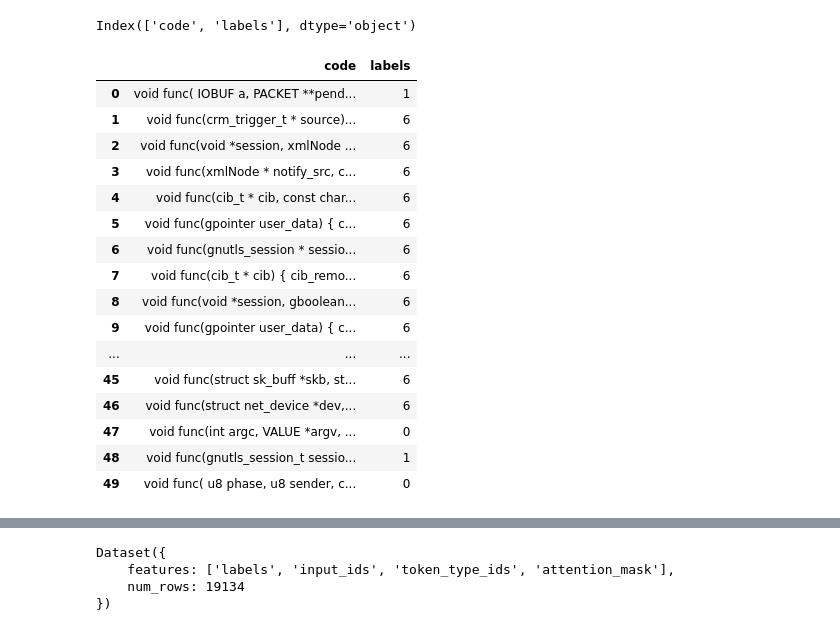
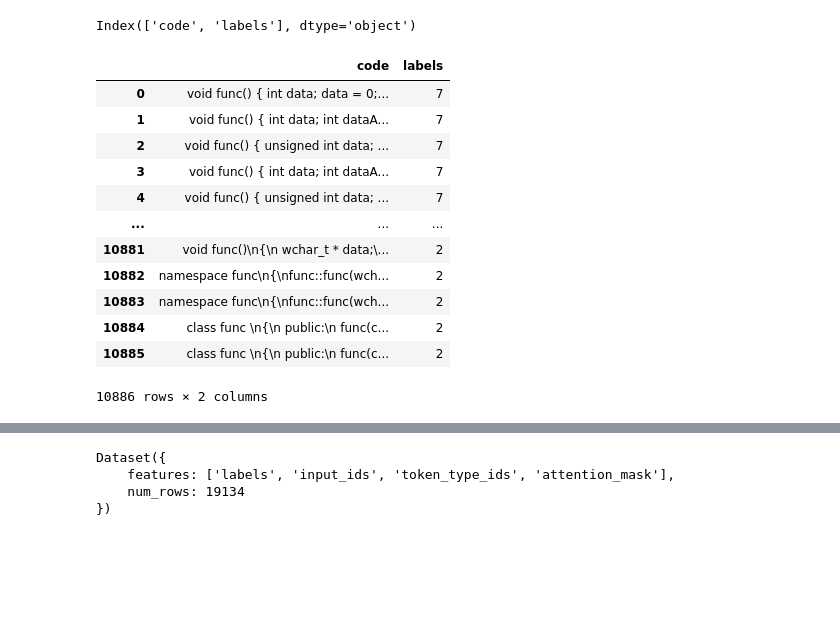
Before and after one commit to rlaaudrb1104/Ai, a Jupyter notebook: CCIT_codeBert_N_N(05-19_juliet_plus).ipynb, the cells around one changed output, grey strips where cells are left out. Saved outputs shown, nothing was run; the diff lists cells and outputs as text; code cells hidden in the pictures; blank space fills up the shorter version.

```diff
--- a/CCIT_codeBert_N_N(05-19_juliet_plus).ipynb
+++ b/CCIT_codeBert_N_N(05-19_juliet_plus).ipynb
@@ -62,25 +62,21 @@ Index(['code', 'labels'], dtype='object')
 df = df.sort_values(by=['labels'])
 df.reset_index(drop=True, inplace=True)
 # %%
-df.head(50)
+df
 # %% [output]
 |  | code | labels |
-| 0 | void func( IOBUF a, PACKET **pend... | 1 |
-| 1 | void func(crm_trigger_t * source)... | 6 |
-| 2 | void func(void *session, xmlNode ... | 6 |
-| 3 | void func(xmlNode * notify_src, c... | 6 |
-| 4 | void func(cib_t * cib, const char... | 6 |
-| 5 | void func(gpointer user_data) { c... | 6 |
-| 6 | void func(gnutls_session * sessio... | 6 |
-| 7 | void func(cib_t * cib) { cib_remo... | 6 |
-| 8 | void func(void *session, gboolean... | 6 |
-| 9 | void func(gpointer user_data) { c... | 6 |
+| 0 | void func() { int data; data = 0;... | 7 |
+| 1 | void func() { int data; int dataA... | 7 |
+| 2 | void func() { unsigned int data; ... | 7 |
+| 3 | void func() { int data; int dataA... | 7 |
+| 4 | void func() { unsigned int data; ... | 7 |
 | ... | ... | ... |
-| 45 | void func(struct sk_buff *skb, st... | 6 |
-| 46 | void func(struct net_device *dev,... | 6 |
-| 47 | void func(int argc, VALUE *argv, ... | 0 |
-| 48 | void func(gnutls_session_t sessio... | 1 |
-| 49 | void func( u8 phase, u8 sender, c... | 0 |
+| 10881 | void func()\n{\n wchar_t * data;\... | 2 |
+| 10882 | namespace func\n{\nfunc::func(wch... | 2 |
+| 10883 | namespace func\n{\nfunc::func(wch... | 2 |
+| 10884 | class func \n{\n public:\n func(c... | 2 |
+| 10885 | class func \n{\n public:\n func(c... | 2 |
+10886 rows × 2 columns
 # %%
 import pandas as pd
 import re
```
Also changed, not shown: parts of 11 cells of this notebook.
